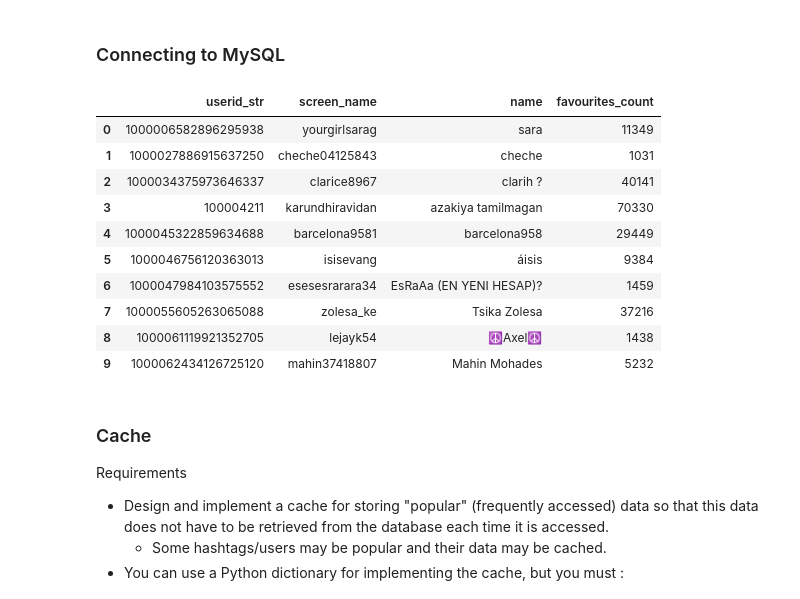
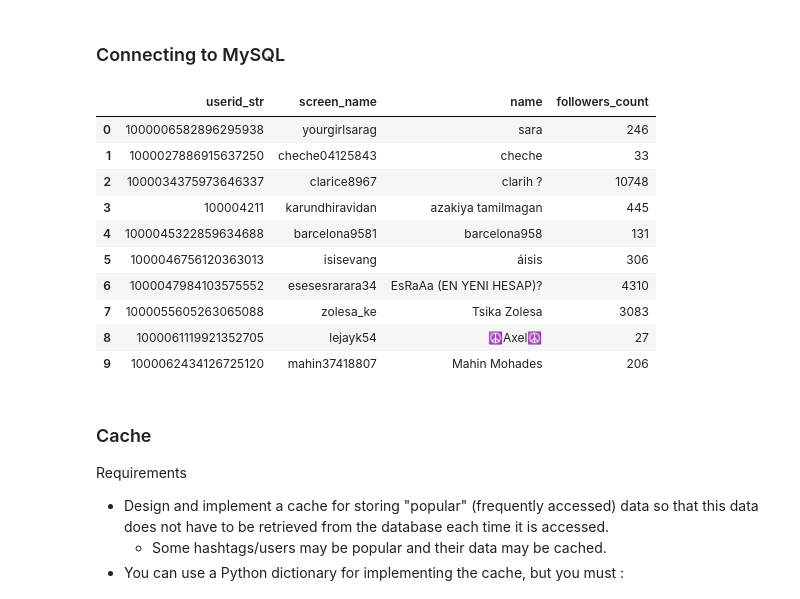
Before and after one commit to Led854/694-2023-team18, a Jupyter notebook: Caching/search_example_cached.ipynb, the cells around one changed output. Drawn from its saved outputs; the diff is of its cells as text; code cells hidden in the pictures.

```diff
--- a/Caching/search_example_cached.ipynb
+++ b/Caching/search_example_cached.ipynb
@@ -42,22 +42,22 @@ pd.DataFrame(documents)
 conn = pymysql.connect(host='localhost', port=3306, user='root',password="led08854",charset="utf8mb4", database='694RDBMS')
 cur = conn.cursor()
 # %%
-cur.execute("SELECT userid_str, screen_name, name, favourites_count FROM users;")
+cur.execute("SELECT userid_str, screen_name, name, followers_count FROM users;")
 users = pd.DataFrame(cur.fetchall())
 users.columns = [desc[0] for desc in cur.description]
 users.head(10)
 # %% [output]
-|  | userid_str | screen_name | name | favourites_count |
-| 0 | 1000006582896295938 | yourgirlsarag | sara | 11349 |
-| 1 | 1000027886915637250 | cheche04125843 | cheche | 1031 |
-| 2 | 1000034375973646337 | clarice8967 | clarih ? | 40141 |
-| 3 | 100004211 | karundhiravidan | azakiya tamilmagan | 70330 |
-| 4 | 1000045322859634688 | barcelona9581 | barcelona958 | 29449 |
-| 5 | 1000046756120363013 | isisevang | áisis | 9384 |
-| 6 | 1000047984103575552 | esesesrarara34 | EsRaAa (EN YENI HESAP)? | 1459 |
-| 7 | 1000055605263065088 | zolesa_ke | Tsika Zolesa | 37216 |
-| 8 | 1000061119921352705 | lejayk54 | ☮️Axel☮️ | 1438 |
-| 9 | 1000062434126725120 | mahin37418807 | Mahin Mohades | 5232 |
+|  | userid_str | screen_name | name | followers_count |
+| 0 | 1000006582896295938 | yourgirlsarag | sara | 246 |
+| 1 | 1000027886915637250 | cheche04125843 | cheche | 33 |
+| 2 | 1000034375973646337 | clarice8967 | clarih ? | 10748 |
+| 3 | 100004211 | karundhiravidan | azakiya tamilmagan | 445 |
+| 4 | 1000045322859634688 | barcelona9581 | barcelona958 | 131 |
+| 5 | 1000046756120363013 | isisevang | áisis | 306 |
+| 6 | 1000047984103575552 | esesesrarara34 | EsRaAa (EN YENI HESAP)? | 4310 |
+| 7 | 1000055605263065088 | zolesa_ke | Tsika Zolesa | 3083 |
+| 8 | 1000061119921352705 | lejayk54 | ☮️Axel☮️ | 27 |
+| 9 | 1000062434126725120 | mahin37418807 | Mahin Mohades | 206 |
 # %% [markdown]
 ### Cache
 Requirements
```
Also changed, not shown: parts of 26 cells of this notebook.
